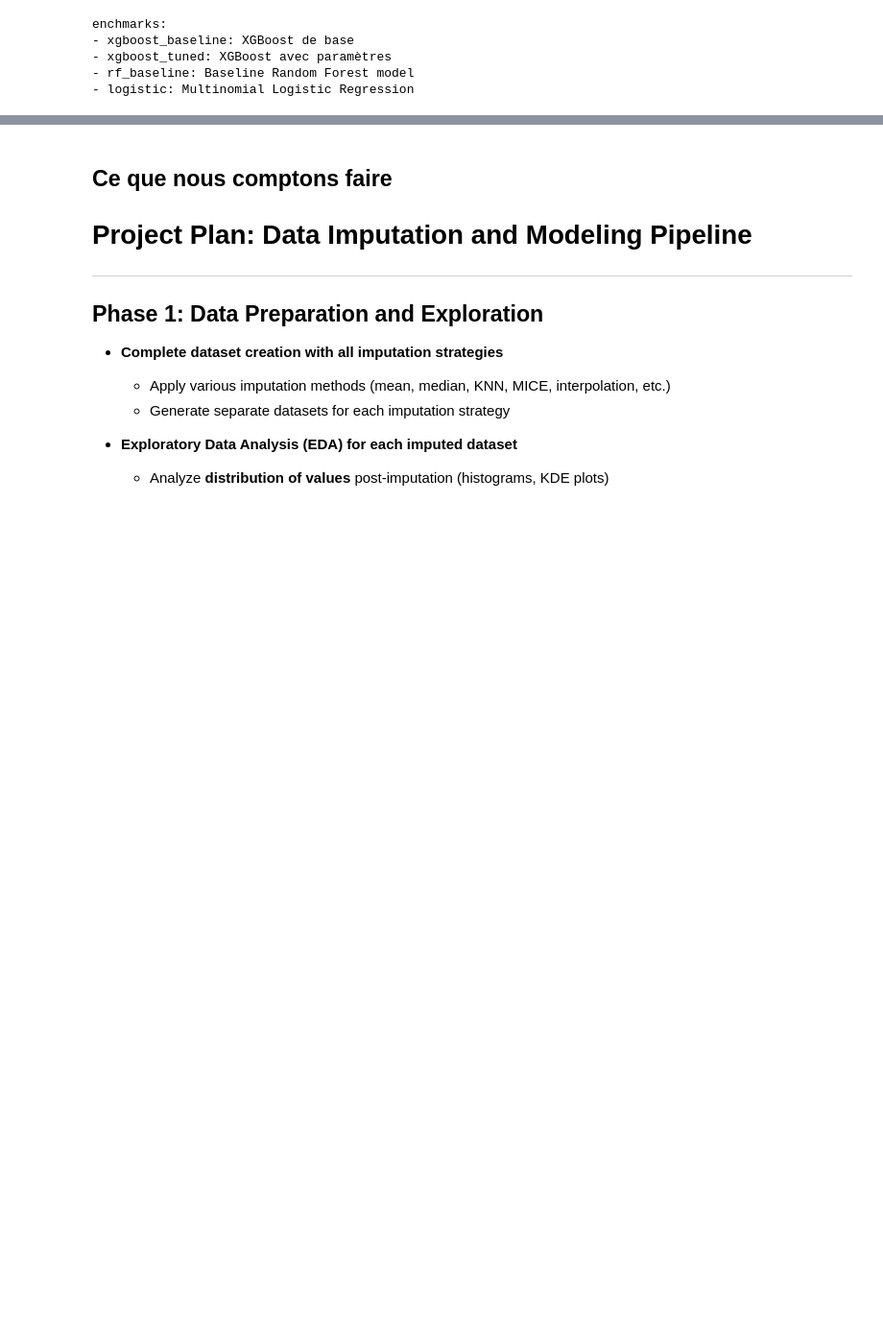
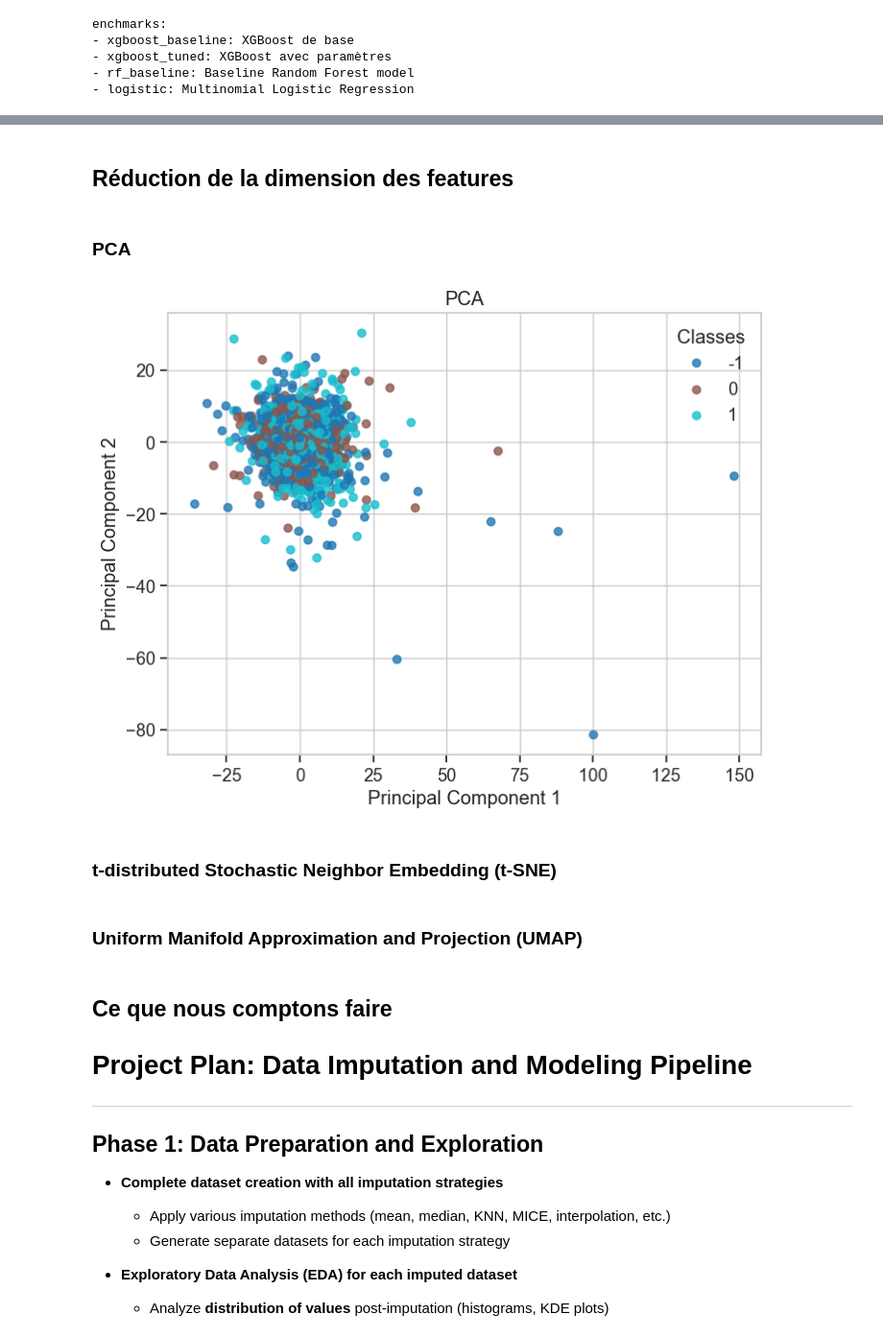
Before and after one commit to Julien-Zanin/ML-DataChallenge, a Jupyter notebook: projet_redac.ipynb, the cells around one changed output, grey strips where cells are left out. Shown at 96% size. Cells and saved outputs as stored; diff of their text form; code cells hidden in the pictures; blank space fills up the shorter version.

Commit message:
dimensionality reduction

```diff
--- a/projet_redac.ipynb
+++ b/projet_redac.ipynb
@@ -144,7 +144,7 @@ Nombre de lignes output_training 843299
 Nombre de lignes data input test 885799
 Nombre de lignes de l'output random bench 885799
 # %%
-X_train = pd.merge(X,y,on="ID").copy()
+X_train_glb = pd.merge(X,y,on="ID").copy()
 data_test.sort_values(by="ID",inplace=True)
 X_test = pd.merge(data_test,y_test,on="ID").copy()
 X_test
@@ -546,0 +558,2 @@ Timing Information:
+# %% [markdown]
+## Réduction de la dimension des features
@@ -546,0 +563,23 @@ Timing Information:
+# %% [markdown]
+### PCA
+# %%
+target = X_train_glb["reod"].values
+target
+
+scaler = StandardScaler()
+X_train_standardized = scaler.fit_transform(X_train_glb.loc[:, "day":"r52"].fillna(0).copy(deep=True))
+
+pca = PCA(n_components=2)
+data_pca = pca.fit_transform(X_train_standardized)
+
+plt.figure(figsize=(8, 6))
+scatter = plt.scatter(data_pca[:, 0], data_pca[:, 1], c=target, cmap=plt.cm.get_cmap('tab10', 3), alpha=0.8)
+plt.legend(handles=scatter.legend_elements()[0], labels=['-1', '0', '1'], title="Classes")
+plt.xlabel('Principal Component 1')
+plt.ylabel('Principal Component 2')
+plt.title('PCA')
+plt.show()
+# %% [output]
+[figure, added]
+# %% [markdown]
+### t-distributed Stochastic Neighbor Embedding (t-SNE)
@@ -546,0 +597,2 @@ Timing Information:
+# %% [markdown]
+### Uniform Manifold Approximation and Projection (UMAP)
```
Also changed, not shown: parts of 14 cells of this notebook.
